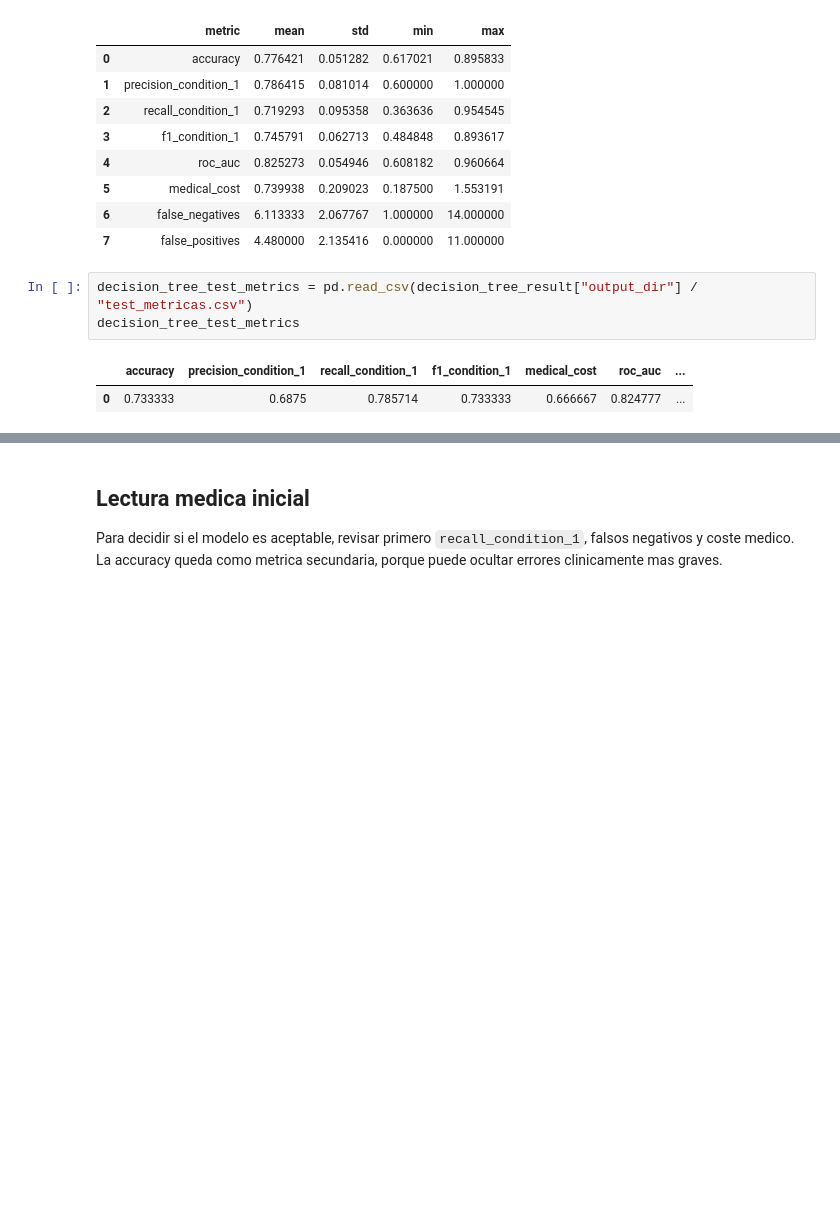
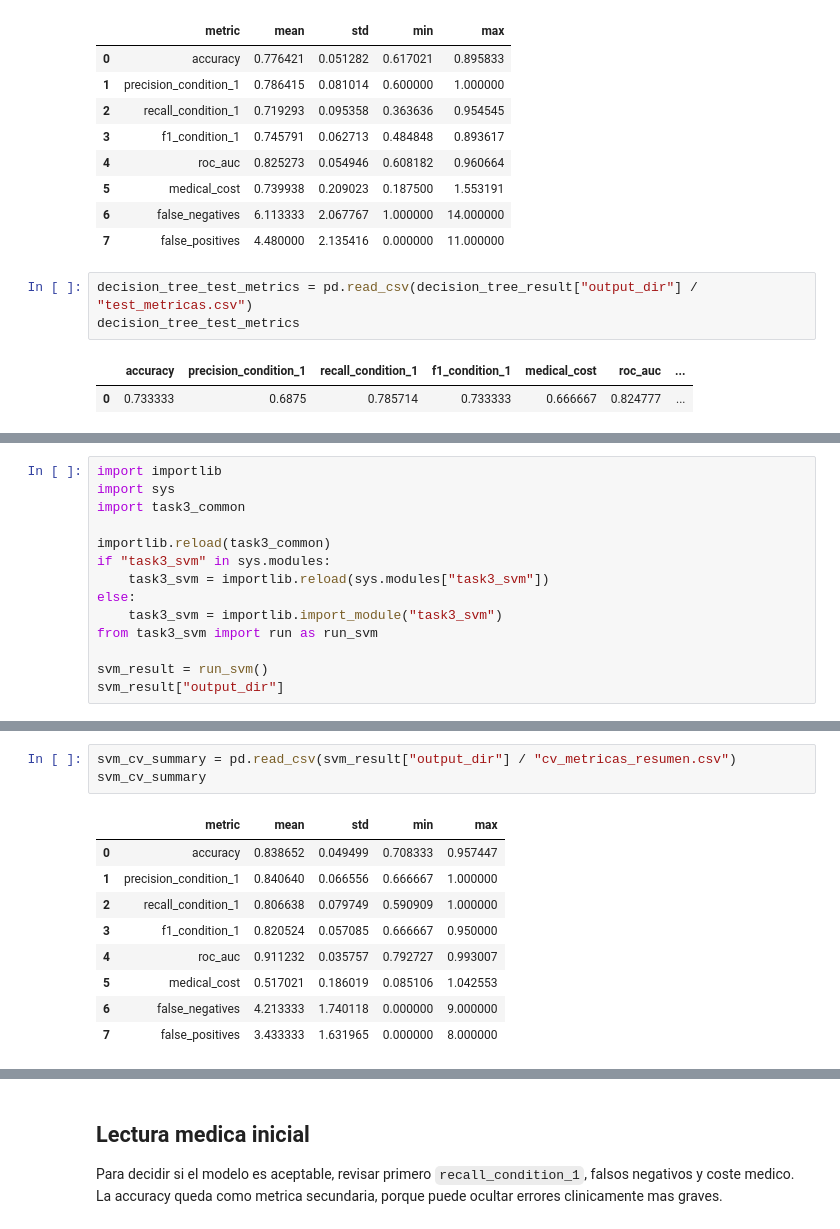
Before and after one commit to JD3M0N/ML, a Jupyter notebook: mundial_project/notebooks/03_aprendizaje_supervisado.ipynb, the cells around one changed output, grey strips where cells are left out. Cells and saved outputs as stored; diff of their text form; blank space fills up the shorter version.

```diff
--- a/mundial_project/notebooks/03_aprendizaje_supervisado.ipynb
+++ b/mundial_project/notebooks/03_aprendizaje_supervisado.ipynb
@@ -233,0 +238,14 @@ decision_tree_test_metrics
+# %%
+import importlib
+import sys
+import task3_common
+
+importlib.reload(task3_common)
+if "task3_svm" in sys.modules:
+    task3_svm = importlib.reload(sys.modules["task3_svm"])
+else:
+    task3_svm = importlib.import_module("task3_svm")
+from task3_svm import run as run_svm
+
+svm_result = run_svm()
+svm_result["output_dir"]
@@ -233,0 +269,13 @@ decision_tree_test_metrics
+# %%
+svm_cv_summary = pd.read_csv(svm_result["output_dir"] / "cv_metricas_resumen.csv")
+svm_cv_summary
+# %% [output]
+|  | metric | mean | std | min | max |
+| 0 | accuracy | 0.838652 | 0.049499 | 0.708333 | 0.957447 |
+| 1 | precision_condition_1 | 0.840640 | 0.066556 | 0.666667 | 1.000000 |
+| 2 | recall_condition_1 | 0.806638 | 0.079749 | 0.590909 | 1.000000 |
+| 3 | f1_condition_1 | 0.820524 | 0.057085 | 0.666667 | 0.950000 |
+| 4 | roc_auc | 0.911232 | 0.035757 | 0.792727 | 0.993007 |
+| 5 | medical_cost | 0.517021 | 0.186019 | 0.085106 | 1.042553 |
+| 6 | false_negatives | 4.213333 | 1.740118 | 0.000000 | 9.000000 |
+| 7 | false_positives | 3.433333 | 1.631965 | 0.000000 | 8.000000 |
```
Also changed, not shown: parts of 3 cells of this notebook, 10 other files.
